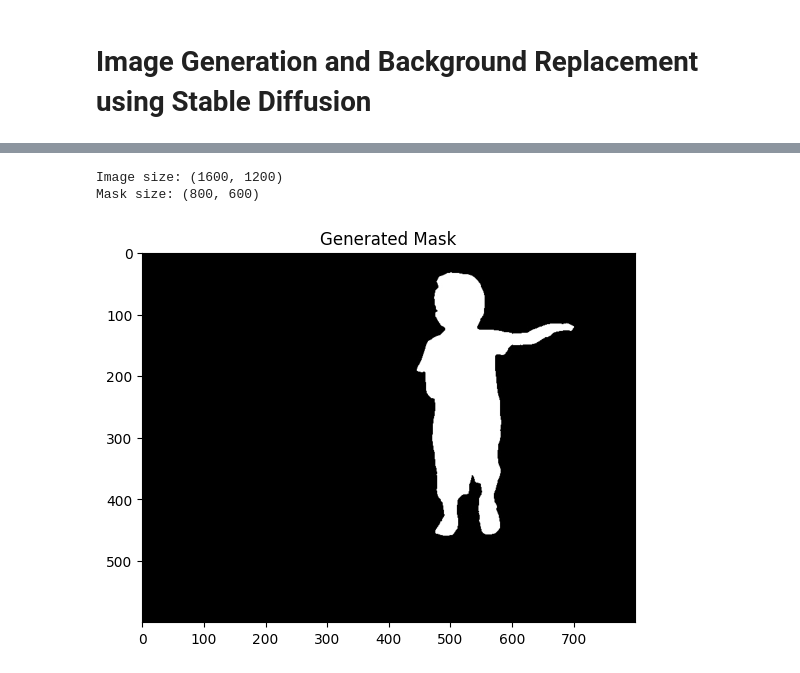
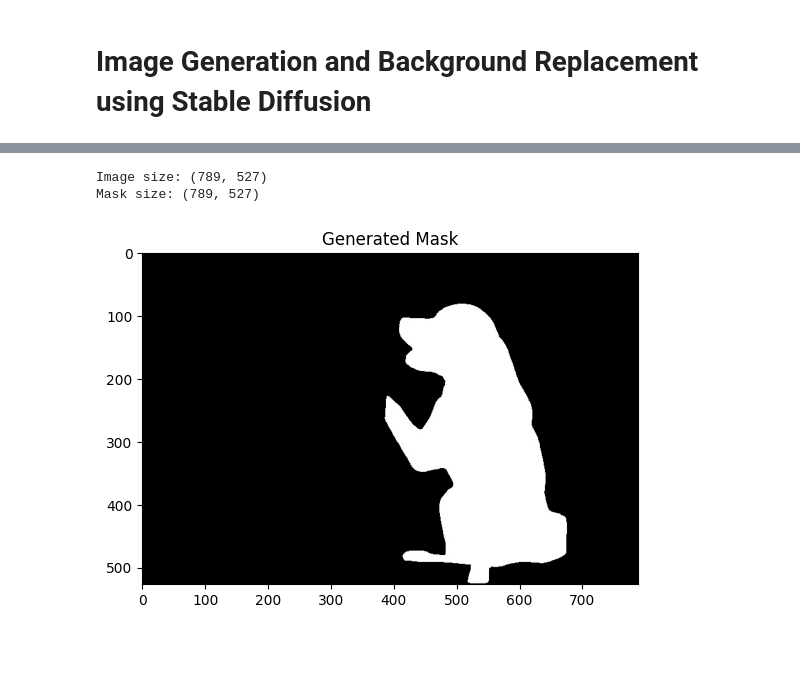
Before and after one commit to Vishnukurra101/Object-Replacement, a Jupyter notebook: Stable_diffusion.ipynb, the cells around one changed output, grey strips where cells are left out. Drawn from its saved outputs; the diff is of its cells as text; code cells hidden in the pictures; blank space fills up the shorter version.

```diff
--- a/Stable_diffusion.ipynb
+++ b/Stable_diffusion.ipynb
@@ -95,19 +94,19 @@ pipeline.enable_model_cpu_offload()
 # %%
 import matplotlib.pyplot as plt
 
-image = Image.open('image.jpg')
-mask = Image.open('mask.jpg')
+image = Image.open('image1.jpg')
+mask = Image.open('mask1.jpg')
 print(f"Image size: {image.size}")  # (width, height)
 print(f"Mask size: {mask.size}")    # (width, height)
 
 # Display the first mask
 plt.imshow(mask, cmap='gray')
 plt.title("Generated Mask")
 plt.show()
 # %% [output]
-Image size: (1600, 1200)
-Mask size: (800, 600)
+Image size: (789, 527)
+Mask size: (789, 527)
-[figure, old version]
+[figure, new version]
 # %%
 new_size = (512, 512)
 image = image.resize(new_size)
```
Also changed, not shown: parts of 10 cells of this notebook.
